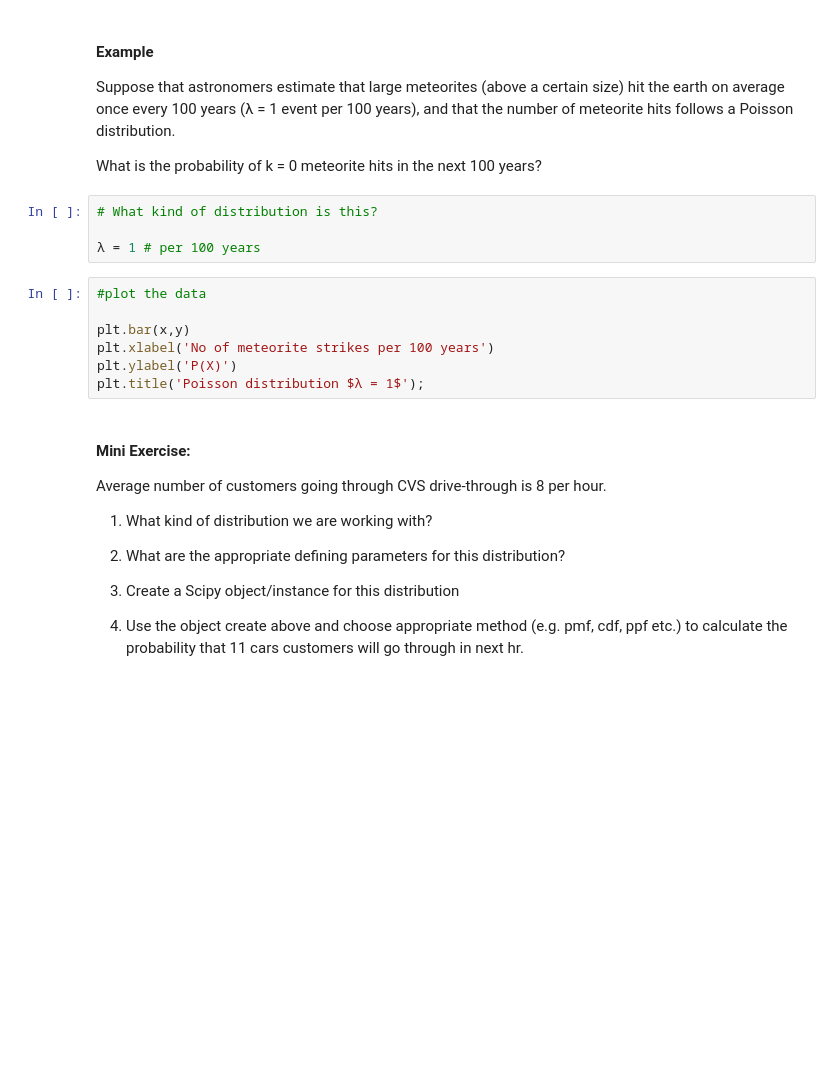
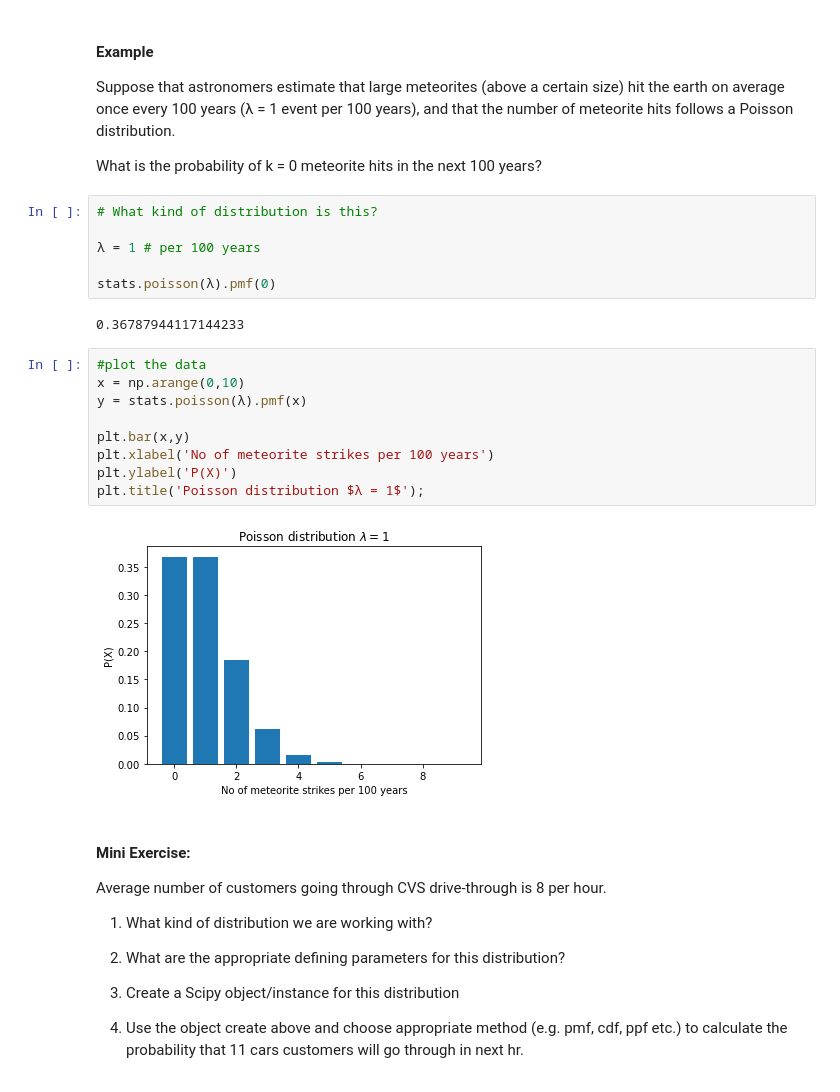
Before and after one commit to CodeupClassroom/hopper-statistics-exercises, a Jupyter notebook: probability_distributions_lesson.ipynb, the cells around one changed output. Saved outputs shown, nothing was run; the diff lists cells and outputs as text; blank space fills up the shorter version.

```diff
--- a/probability_distributions_lesson.ipynb
+++ b/probability_distributions_lesson.ipynb
@@ -350,13 +471,21 @@ What is the probability of k = 0 meteorite hits in the next 100 years?
 # What kind of distribution is this?
 
 λ = 1 # per 100 years
+
+stats.poisson(λ).pmf(0)
+# %% [output]
+0.36787944117144233
 # %%
 #plot the data
+x = np.arange(0,10)
+y = stats.poisson(λ).pmf(x)
 
 plt.bar(x,y)
 plt.xlabel('No of meteorite strikes per 100 years')
 plt.ylabel('P(X)')
 plt.title('Poisson distribution $λ = 1$');
+# %% [output]
+[figure, added]
 # %% [markdown]
 #### Mini Exercise:
 
```
Also changed, not shown: parts of 33 cells of this notebook.
